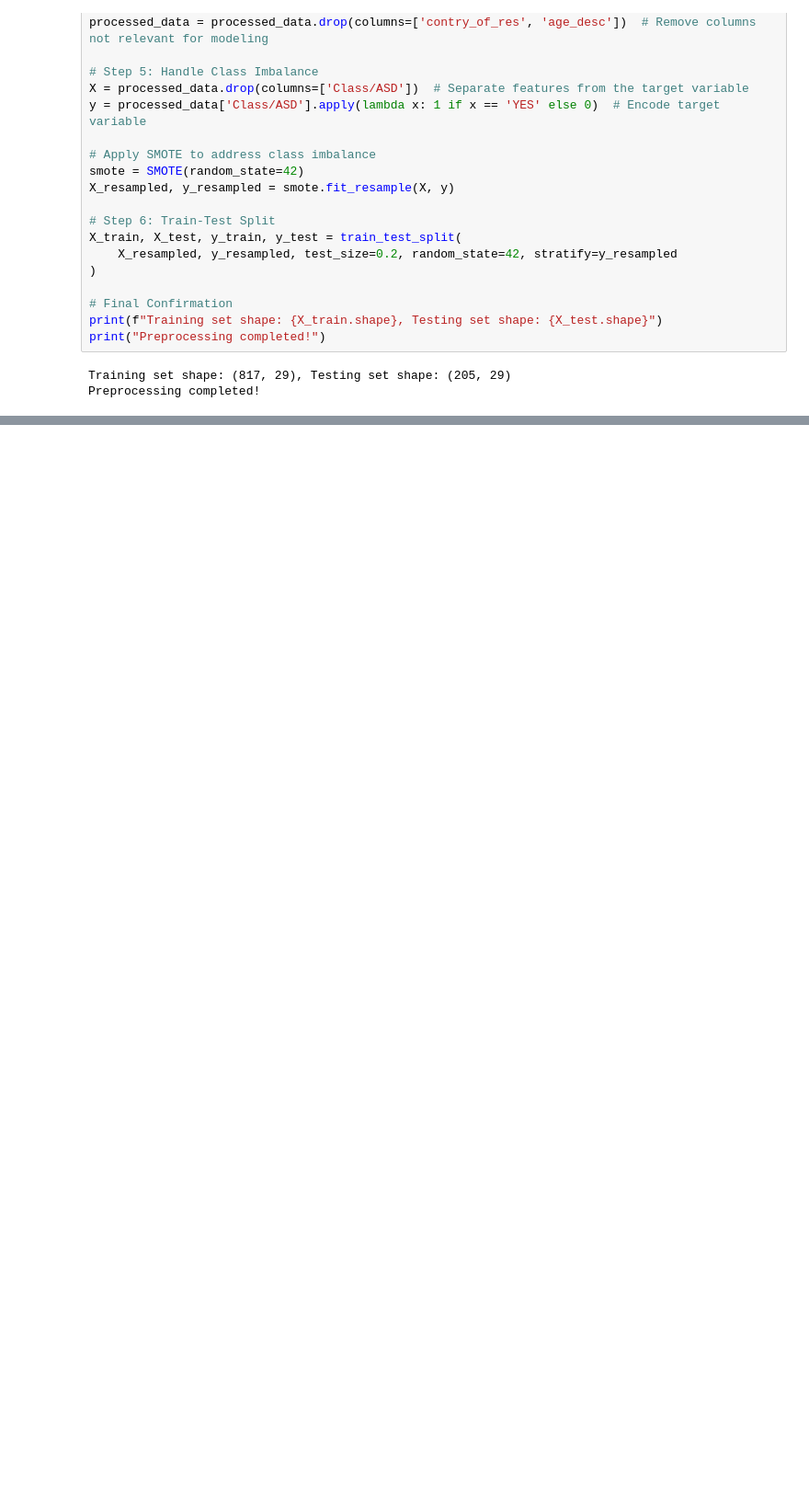
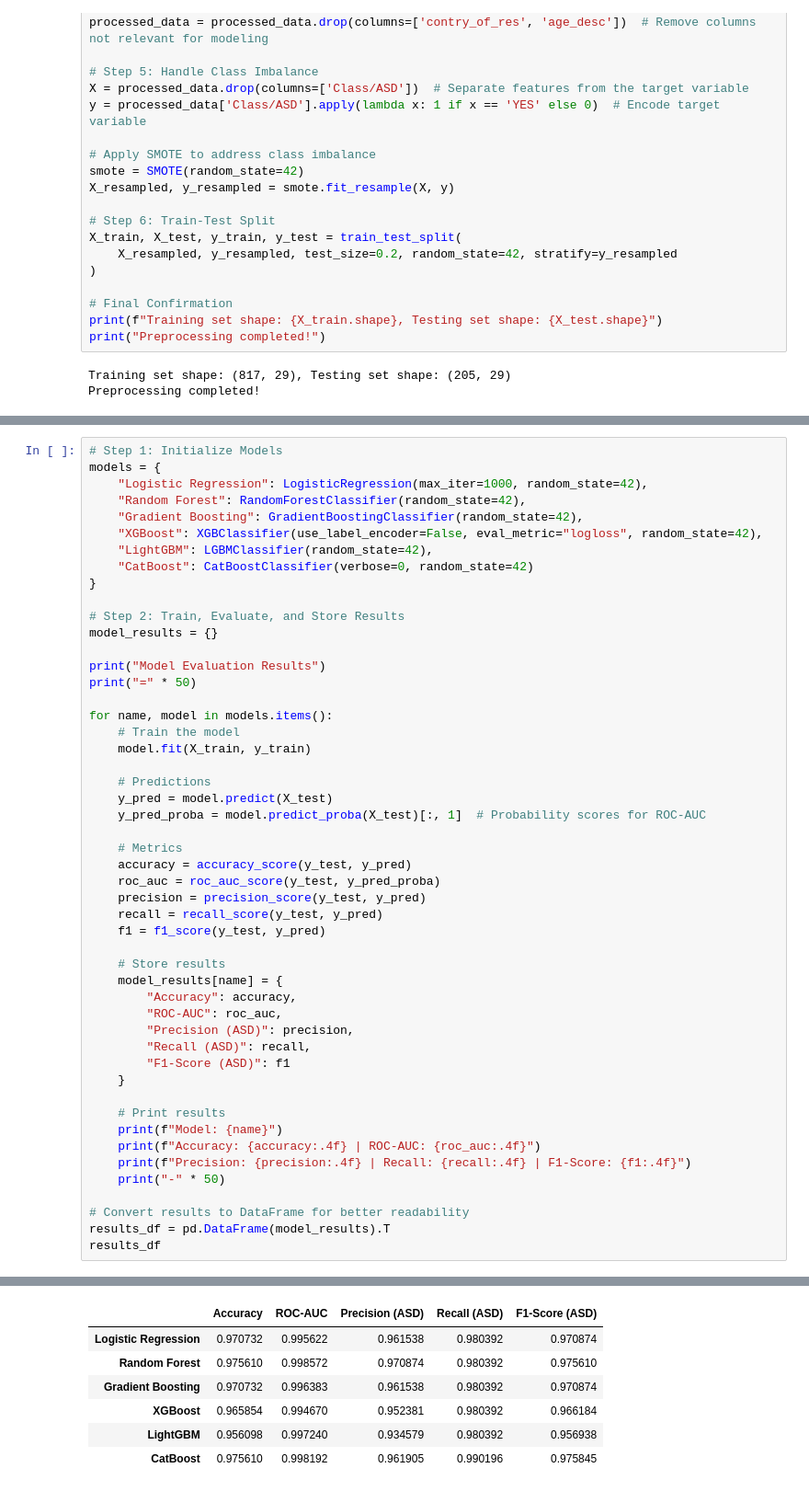
Before and after one commit to Devin-Shrode/Autism-Spectrum, a Jupyter notebook: ASD_Detection_Project.ipynb, the cells around one changed output, grey strips where cells are left out. Shown at 92% size. Cells and saved outputs as stored; diff of their text form; blank space fills up the shorter version.

```diff
--- a/ASD_Detection_Project.ipynb
+++ b/ASD_Detection_Project.ipynb
@@ -1697,0 +1013,51 @@ This project successfully demonstrates the potential of machine learning to assi
+# %%
+# Step 1: Initialize Models
+models = {
+    "Logistic Regression": LogisticRegression(max_iter=1000, random_state=42),
+    "Random Forest": RandomForestClassifier(random_state=42),
+    "Gradient Boosting": GradientBoostingClassifier(random_state=42),
+    "XGBoost": XGBClassifier(use_label_encoder=False, eval_metric="logloss", random_state=42),
+    "LightGBM": LGBMClassifier(random_state=42),
+    "CatBoost": CatBoostClassifier(verbose=0, random_state=42)
+}
+
+# Step 2: Train, Evaluate, and Store Results
+model_results = {}
+
+print("Model Evaluation Results")
+print("=" * 50)
+
+for name, model in models.items():
+    # Train the model
+    model.fit(X_train, y_train)
+
+    # Predictions
+    y_pred = model.predict(X_test)
+    y_pred_proba = model.predict_proba(X_test)[:, 1]  # Probability scores for ROC-AUC
+
+    # Metrics
+    accuracy = accuracy_score(y_test, y_pred)
+    roc_auc = roc_auc_score(y_test, y_pred_proba)
+    precision = precision_score(y_test, y_pred)
+    recall = recall_score(y_test, y_pred)
+    f1 = f1_score(y_test, y_pred)
+
+    # Store results
+    model_results[name] = {
+        "Accuracy": accuracy,
+        "ROC-AUC": roc_auc,
+        "Precision (ASD)": precision,
+        "Recall (ASD)": recall,
+        "F1-Score (ASD)": f1
+    }
+
+    # Print results
+    print(f"Model: {name}")
+    print(f"Accuracy: {accuracy:.4f} | ROC-AUC: {roc_auc:.4f}")
+    print(f"Precision: {precision:.4f} | Recall: {recall:.4f} | F1-Score: {f1:.4f}")
+    print("-" * 50)
+
+# Convert results to DataFrame for better readability
+results_df = pd.DataFrame(model_results).T
+results_df
+# %% [output]
@@ -1697,0 +1081,7 @@ This project successfully demonstrates the potential of machine learning to assi
+|  | Accuracy | ROC-AUC | Precision (ASD) | Recall (ASD) | F1-Score (ASD) |
+| Logistic Regression | 0.970732 | 0.995622 | 0.961538 | 0.980392 | 0.970874 |
+| Random Forest | 0.975610 | 0.998572 | 0.970874 | 0.980392 | 0.975610 |
+| Gradient Boosting | 0.970732 | 0.996383 | 0.961538 | 0.980392 | 0.970874 |
+| XGBoost | 0.965854 | 0.994670 | 0.952381 | 0.980392 | 0.966184 |
+| LightGBM | 0.956098 | 0.997240 | 0.934579 | 0.980392 | 0.956938 |
+| CatBoost | 0.975610 | 0.998192 | 0.961905 | 0.990196 | 0.975845 |
```
Also changed, not shown: parts of 44 cells of this notebook, 3 other files.
